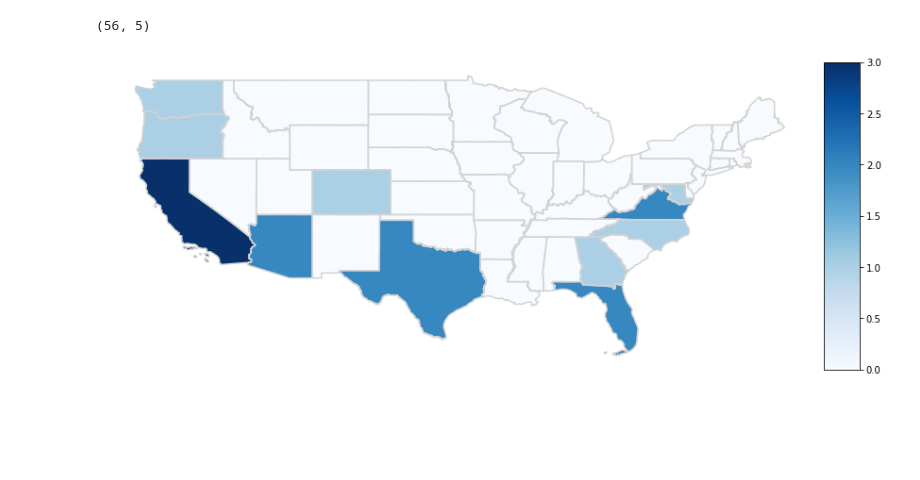
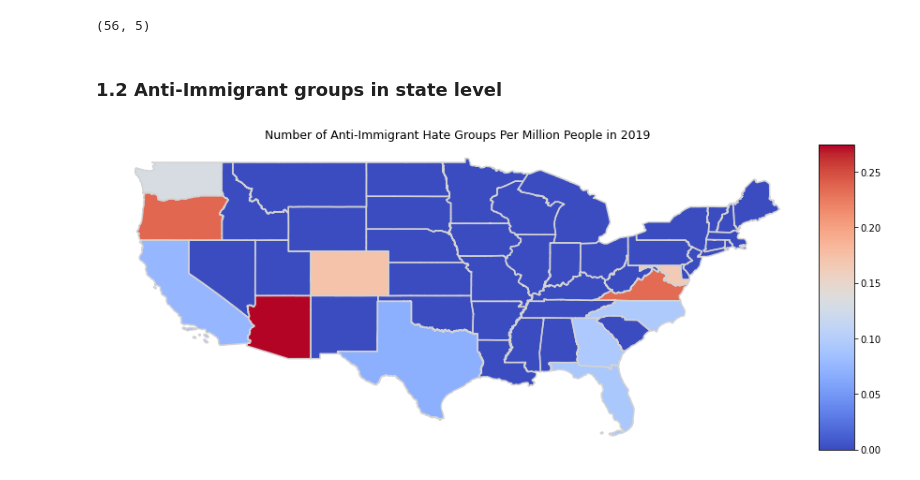
Before and after one commit to jramtos/hate_groups, a Jupyter notebook: analysis_hate_groups.ipynb, the cells around one changed output. Saved outputs shown, nothing was run; the diff lists cells and outputs as text; code cells hidden in the pictures; blank space fills up the shorter version.

Commit message:
hate crimes groups updated

```diff
--- a/analysis_hate_groups.ipynb
+++ b/analysis_hate_groups.ipynb
@@ -72,17 +81,26 @@ counts = hg.groupby(['State', 'Year', 'Ideology']).size().reset_index(name='coun
 counts_g = us_lim[['NAME', 'geometry']].merge(counts[(counts.Year == 2019) &
                                                      (counts.Ideology == 'Anti-Immigrant')],
                                               right_on='State', left_on='NAME',
-                                              how='left').fillna({'count':0})
+                                              how='left').fillna({'count':0, 'Year':2019, 'Ideology':'Anti-Immigrant'})
 counts_g['State'] = counts_g['NAME']
 counts_g.drop(columns=['NAME'], inplace=True)
+# %%
+pop = pd.read_csv('data/population.csv')
+counts_g = counts_g.merge(pop[pop.Year==2019][['State', 'population']], on=['State'])
+# %%
+counts_g['count_norm']= counts_g['count']*1000000/counts_g['population']
+# %% [markdown]
+### 1.2 Anti-Immigrant groups in state level
 # %%
 from mpl_toolkits.axes_grid1 import make_axes_locatable
 fig, ax = plt.subplots(figsize=(15,6))
+plt.title('Number of Anti-Immigrant Hate Groups Per Million People in 2019', size=12.5)
 divider = make_axes_locatable(ax)
 cax = divider.append_axes("right", size="5%", pad=0.1)
-counts_g.plot(column='count',cmap='Blues',legend=True,ax=ax, cax=cax)
+counts_g[counts_g.State != 'District of Columbia'].plot(column='count_norm',
+                                                       cmap='coolwarm',legend=True,ax=ax, cax=cax)
 counts_g.boundary.plot(color='lightgrey',ax =ax)
 ax.axis('off')
 plt.show()
 # %% [output]
-[figure, old version]
+[figure, new version]
```
Also changed, not shown: parts of 3 cells of this notebook.
